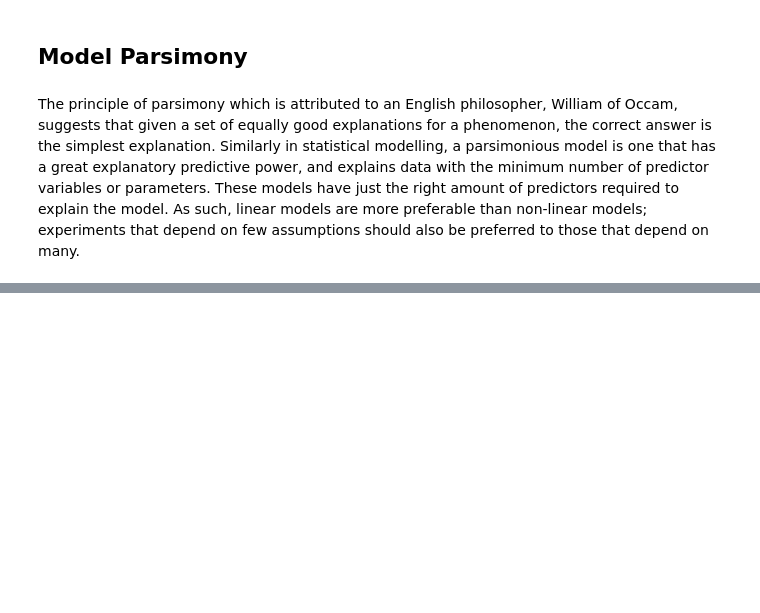
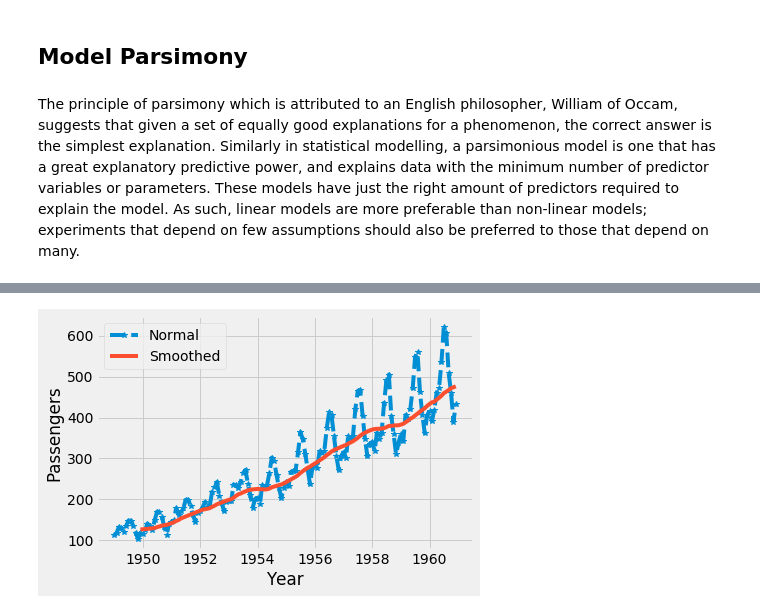
Before and after one commit to VictorOmondi1997/Time-Series-Analysis, a Jupyter notebook: Time Series Analysis.ipynb, the cells around one changed output, grey strips where cells are left out. Saved outputs shown, nothing was run; the diff lists cells and outputs as text; code cells hidden in the pictures; blank space fills up the shorter version.

```diff
--- a/Time Series Analysis.ipynb
+++ b/Time Series Analysis.ipynb
@@ -48,0 +267,4 @@ The principle of parsimony which is attributed to an English philosopher, Willia
+# %%
+passengers_MA = passengers.copy()
+MA =passengers_MA.Passengers.rolling(12).mean()
+MA
@@ -48,0 +285,9 @@ The principle of parsimony which is attributed to an English philosopher, Willia
+# %%
+plt.plot(passengers_MA.index, passengers_MA.Passengers, '--', marker='*')
+plt.plot(passengers_MA.index, MA)
+plt.legend(['Normal', 'Smoothed'])
+plt.xlabel('Year')
+plt.ylabel('Passengers')
+plt.show()
+# %% [output]
+[figure, added]
```
Also changed, not shown: parts of 50 cells of this notebook, 1 other file.
